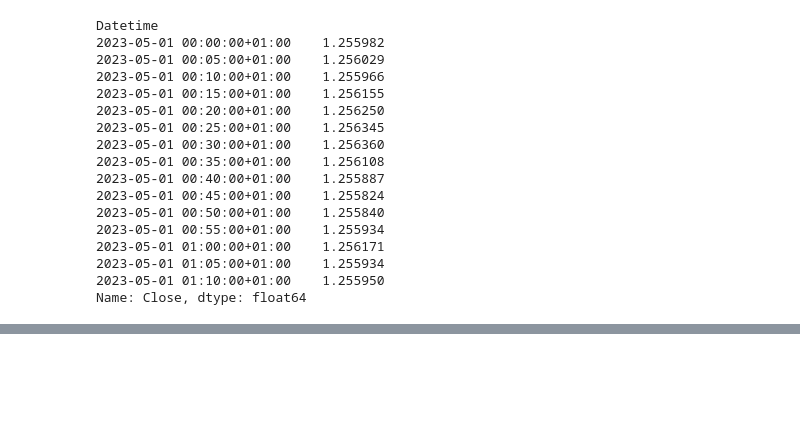
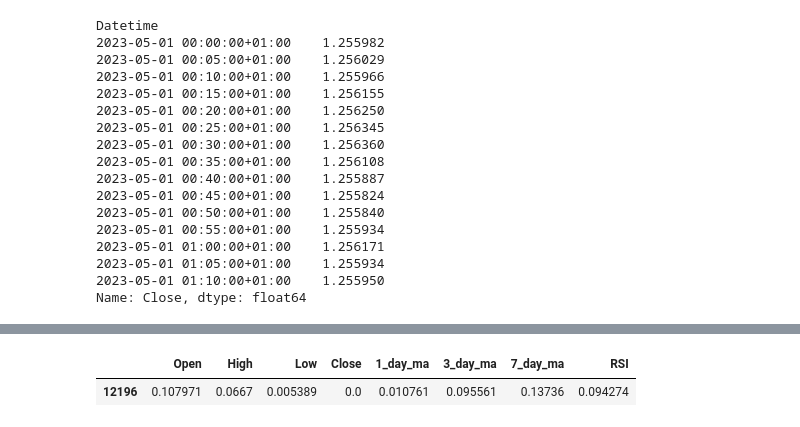
Before and after one commit to drjjjm18/rl-forex-trading, a Jupyter notebook: data.ipynb, the cells around one changed output, grey strips where cells are left out. Drawn from its saved outputs; the diff is of its cells as text; code cells hidden in the pictures; blank space fills up the shorter version.

```diff
--- a/data.ipynb
+++ b/data.ipynb
@@ -184,0 +154,7 @@ for i in range(len(port)):
+# %%
+df = pd.read_csv('data/740.csv')
+# %%
+df[df['Close'] == 0]
+# %% [output]
+|  | Open | High | Low | Close | 1_day_ma | 3_day_ma | 7_day_ma | RSI |
+| 12196 | 0.107971 | 0.0667 | 0.005389 | 0.0 | 0.010761 | 0.095561 | 0.13736 | 0.094274 |
```
Also changed, not shown: parts of 6 cells of this notebook, 5 other files.
